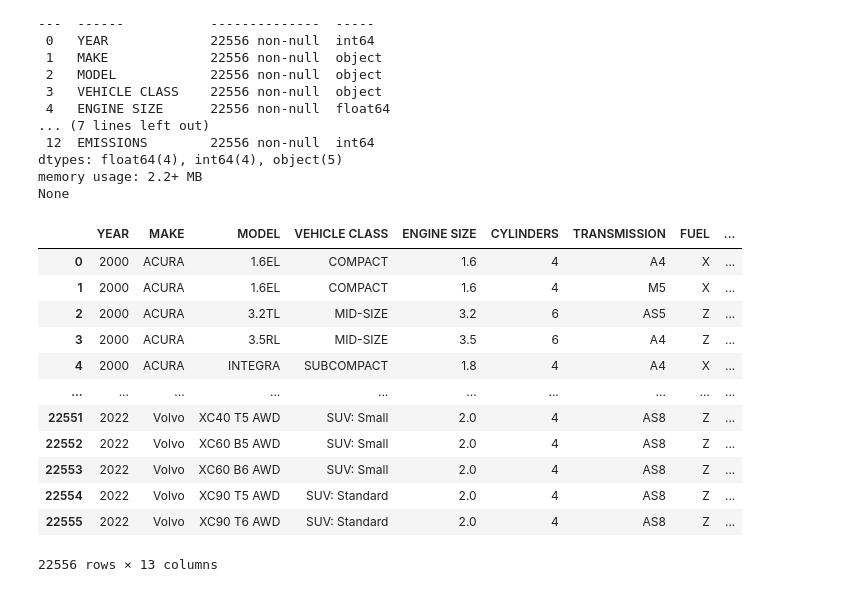
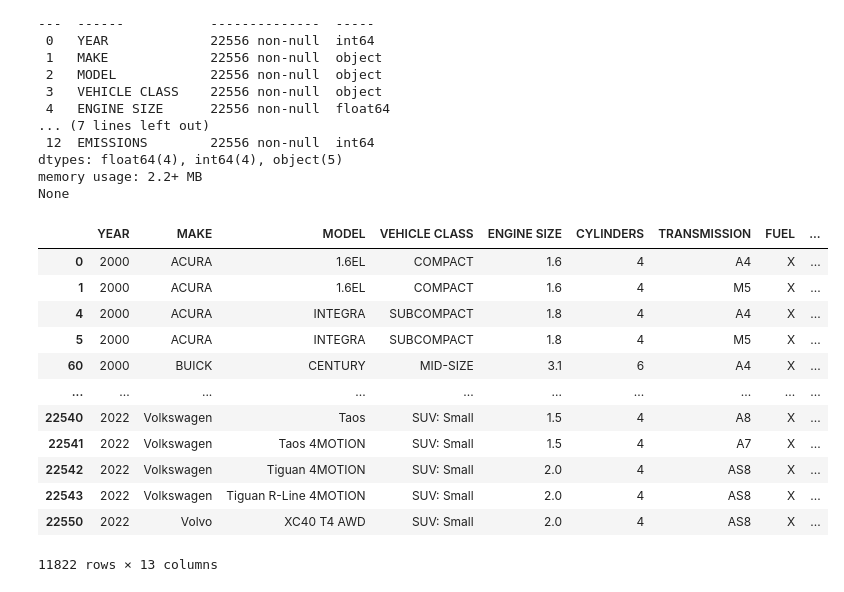
Before and after one commit to Magpie-Jo/Sparta, a Jupyter notebook: Project_11/노주현/Cars.ipynb, the cells around one changed output. Saved outputs shown, nothing was run; the diff lists cells and outputs as text; code cells hidden in the pictures.

```diff
--- a/Project_11/노주현/Cars.ipynb
+++ b/Project_11/노주현/Cars.ipynb
@@ -27,21 +28,21 @@ dtypes: float64(4), int64(4), object(5)
 memory usage: 2.2+ MB
 None
 # %%
-cars
+cars[cars['FUEL']=='X']
 # %% [output]
 |  | YEAR | MAKE | MODEL | VEHICLE CLASS | ENGINE SIZE | CYLINDERS | TRANSMISSION | FUEL | ... |
 | 0 | 2000 | ACURA | 1.6EL | COMPACT | 1.6 | 4 | A4 | X | ... |
 | 1 | 2000 | ACURA | 1.6EL | COMPACT | 1.6 | 4 | M5 | X | ... |
-| 2 | 2000 | ACURA | 3.2TL | MID-SIZE | 3.2 | 6 | AS5 | Z | ... |
-| 3 | 2000 | ACURA | 3.5RL | MID-SIZE | 3.5 | 6 | A4 | Z | ... |
 | 4 | 2000 | ACURA | INTEGRA | SUBCOMPACT | 1.8 | 4 | A4 | X | ... |
+| 5 | 2000 | ACURA | INTEGRA | SUBCOMPACT | 1.8 | 4 | M5 | X | ... |
+| 60 | 2000 | BUICK | CENTURY | MID-SIZE | 3.1 | 6 | A4 | X | ... |
 | ... | ... | ... | ... | ... | ... | ... | ... | ... | ... |
-| 22551 | 2022 | Volvo | XC40 T5 AWD | SUV: Small | 2.0 | 4 | AS8 | Z | ... |
-| 22552 | 2022 | Volvo | XC60 B5 AWD | SUV: Small | 2.0 | 4 | AS8 | Z | ... |
-| 22553 | 2022 | Volvo | XC60 B6 AWD | SUV: Small | 2.0 | 4 | AS8 | Z | ... |
-| 22554 | 2022 | Volvo | XC90 T5 AWD | SUV: Standard | 2.0 | 4 | AS8 | Z | ... |
-| 22555 | 2022 | Volvo | XC90 T6 AWD | SUV: Standard | 2.0 | 4 | AS8 | Z | ... |
+| 22540 | 2022 | Volkswagen | Taos | SUV: Small | 1.5 | 4 | A8 | X | ... |
+| 22541 | 2022 | Volkswagen | Taos 4MOTION | SUV: Small | 1.5 | 4 | A7 | X | ... |
+| 22542 | 2022 | Volkswagen | Tiguan 4MOTION | SUV: Small | 2.0 | 4 | AS8 | X | ... |
+| 22543 | 2022 | Volkswagen | Tiguan R-Line 4MOTION | SUV: Small | 2.0 | 4 | AS8 | X | ... |
+| 22550 | 2022 | Volvo | XC40 T4 AWD | SUV: Small | 2.0 | 4 | AS8 | X | ... |
-22556 rows × 13 columns
+11822 rows × 13 columns
 # %%
 city_km_l = (100/cars['CITY (L/100 km)']).round(2)
 HWY_km_l  = (100/cars['HWY (L/100 km)']).round(2)
```
Also changed, not shown: parts of 5 cells of this notebook.
